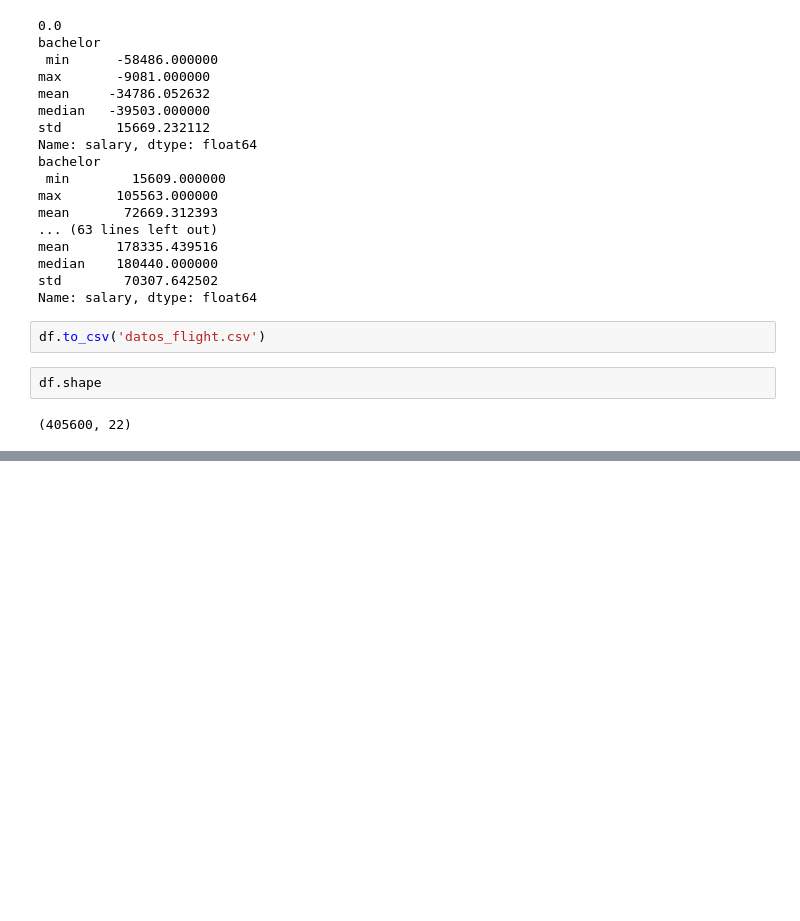
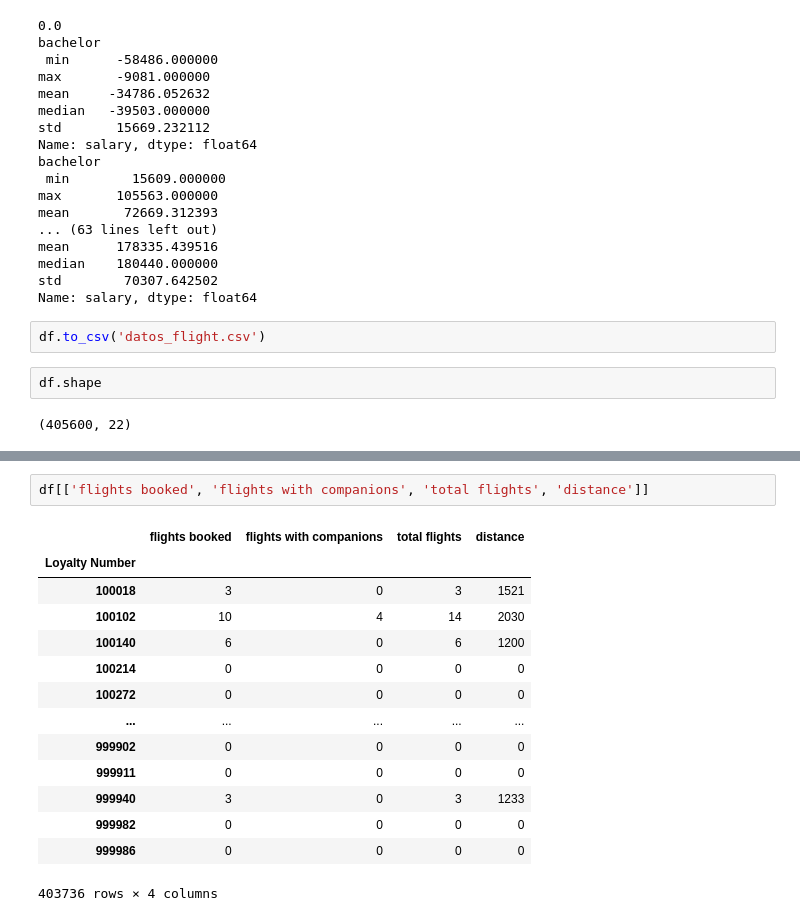
Before and after one commit to Adalab/bda-modulo-3-evaluacion-final-icorreald, a Jupyter notebook: evaluacion.ipynb, the cells around one changed output, grey strips where cells are left out. Saved outputs shown, nothing was run; the diff lists cells and outputs as text; blank space fills up the shorter version.

```diff
--- a/evaluacion.ipynb
+++ b/evaluacion.ipynb
@@ -275,0 +347,17 @@ df.shape
+# %%
+df[['flights booked', 'flights with companions', 'total flights', 'distance']]
+# %% [output]
+|  | flights booked | flights with companions | total flights | distance |
+| Loyalty Number |  |  |  |  |
+| 100018 | 3 | 0 | 3 | 1521 |
+| 100102 | 10 | 4 | 14 | 2030 |
+| 100140 | 6 | 0 | 6 | 1200 |
+| 100214 | 0 | 0 | 0 | 0 |
+| 100272 | 0 | 0 | 0 | 0 |
+| ... | ... | ... | ... | ... |
+| 999902 | 0 | 0 | 0 | 0 |
+| 999911 | 0 | 0 | 0 | 0 |
+| 999940 | 3 | 0 | 3 | 1233 |
+| 999982 | 0 | 0 | 0 | 0 |
+| 999986 | 0 | 0 | 0 | 0 |
+403736 rows × 4 columns
```
Also changed, not shown: parts of 16 cells of this notebook, 5 other files.
